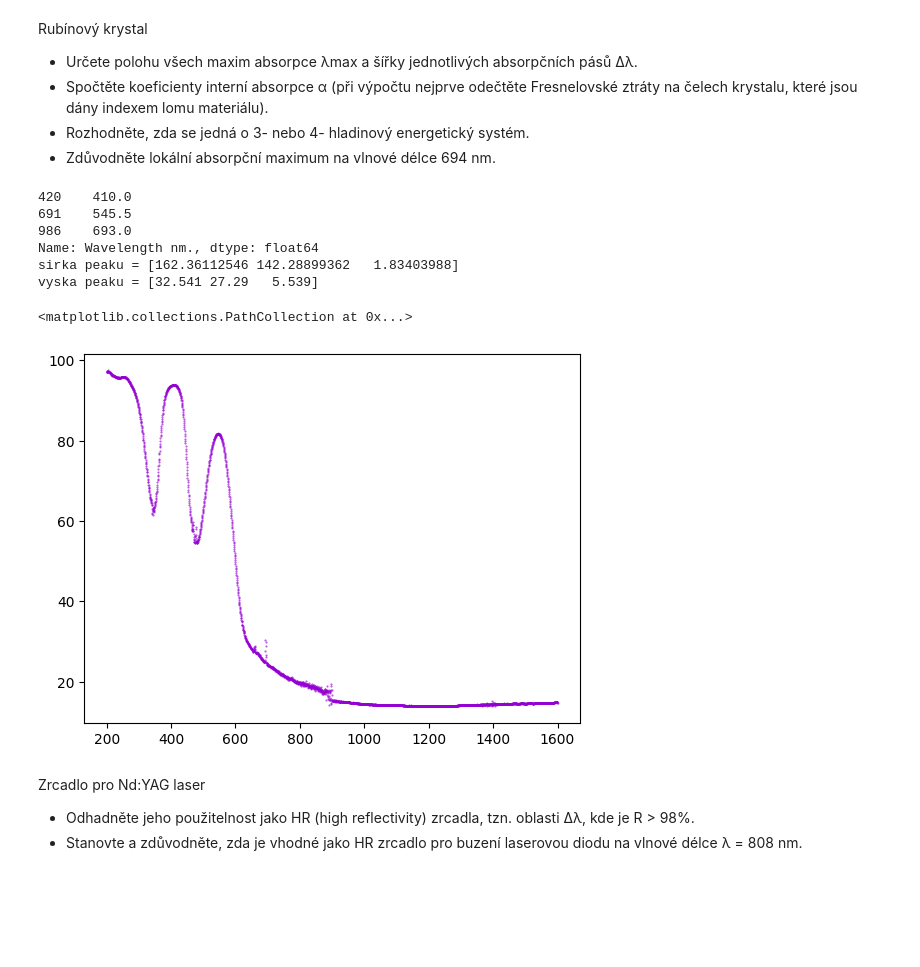
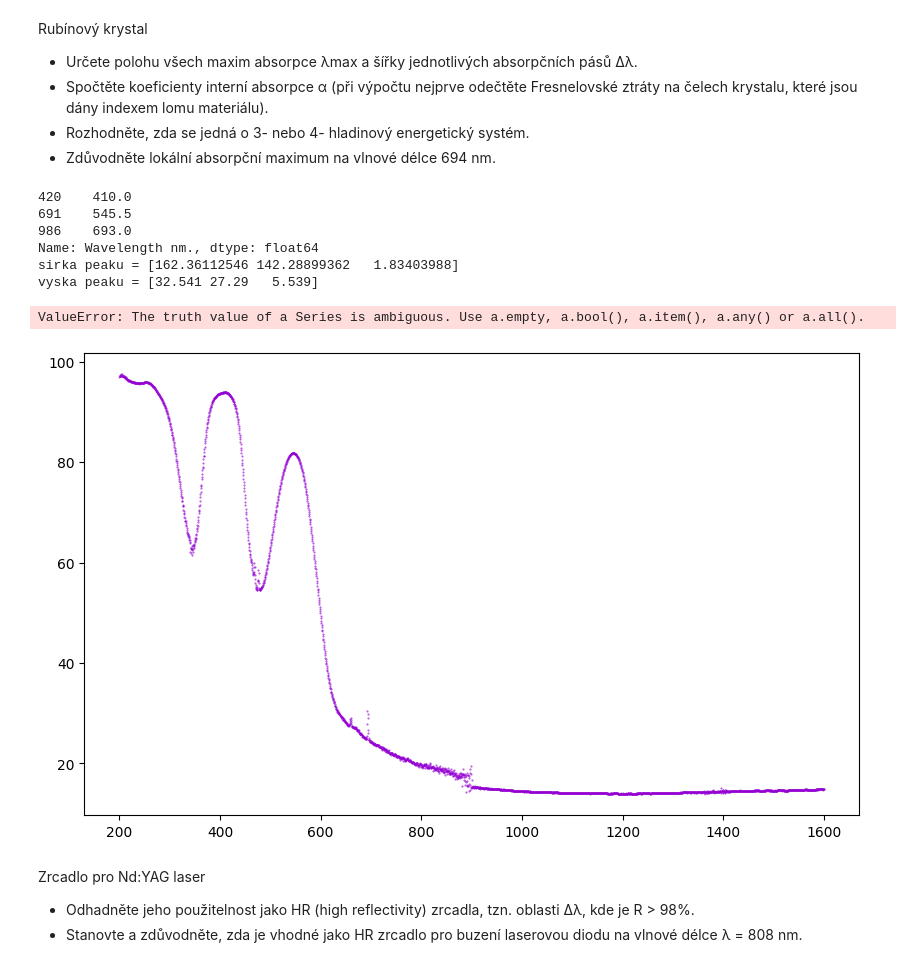
Before and after one commit to omikron-ceti/ZPLT, a Jupyter notebook: uloha_05/data_05/data_05.ipynb, the cells around one changed output. Cells and saved outputs as stored; diff of their text form; code cells hidden in the pictures; blank space fills up the shorter version.

```diff
--- a/uloha_05/data_05/data_05.ipynb
+++ b/uloha_05/data_05/data_05.ipynb
@@ -155,42 +176,47 @@ Fresnelovské ztráty na čelech krystalu, které jsou dány indexem lomu materi
 * Rozhodněte, zda se jedná o 3- nebo 4- hladinový energetický systém.
 * Zdůvodněte lokální absorpční maximum na vlnové délce 694 nm.
 # %%
+def func(a, t, l):
+    return ((1-fren)*math.exp(-a*l)-fren-t)
+
 absorpce_krystal_rubin = 100-sample_a["T%"]
 #print(absorpce_krystal_rubin)
 peaks, _ = signal.find_peaks(absorpce_krystal_rubin, prominence=(5.5, None))
 print(sample_a["Wavelength nm."][peaks])
 
 fwhm_peak_absorpce_rubin = signal.peak_widths(absorpce_krystal_rubin, peaks, rel_height=0.5)
 vyska_peak_absorpce_rubin = signal.peak_prominences(absorpce_krystal_rubin, peaks)
 print(f"sirka peaku = {fwhm_peak_absorpce_rubin[0]}")
 print(f"vyska peaku = {vyska_peak_absorpce_rubin[0]}")
 
-fig_peak_filtr_rubin = plt.figure()
+fig_peak_filtr_rubin = plt.figure(figsize=(10, 6))
 
 plt.scatter(sample_a["Wavelength nm."], absorpce_krystal_rubin,
             color="darkviolet",
             marker=".", s=1, alpha=0.7)
 
+n1 = 1.77
+n2 = 1
+fren = ((n1-n2)/(n1+n2))**2
+l = 1.136
+for p in peaks:
+    #a = Symbol('a')
+    t = sample_a["T%"].iloc[[p]]/100
+    res = optimize.minimize_scalar(func)
+    print(res.x)
+    print(res.fun)
+    #solve((1-fren)*math.exp(-alpha*l)-fren-t, alpha)
 
-
-#lgnd = plt.legend(scatterpoints=1, fontsize=10)
-#for handle in lgnd.legend_handles:
-#    handle.set_sizes([40])
-#    handle.set_alpha(1)
-
-#plt.xlabel('$\\lambda\\mathrm{[nm]}$ ', fontsize = 10)
-#plt.ylabel("$T\\mathrm{[\\%]}$", fontsize = 10)
-#plt.savefig("img_05/samples_def.pdf")
-#plt.show()
+    #print(alpha)
 # %% [output]
 420    410.0
 691    545.5
 986    693.0
 Name: Wavelength nm., dtype: float64
 sirka peaku = [162.36112546 142.28899362   1.83403988]
 vyska peaku = [32.541 27.29   5.539]
-<matplotlib.collections.PathCollection at 0x...>
+ValueError: The truth value of a Series is ambiguous. Use a.empty, a.bool(), a.item(), a.any() or a.all().
-[figure, old version]
+[figure, new version]
 # %% [markdown]
 Zrcadlo pro Nd:YAG laser
 * Odhadněte jeho použitelnost jako HR (high reflectivity) zrcadla, tzn. oblasti ∆λ,
```
Also changed, not shown: parts of 7 cells of this notebook, 5 other files.
